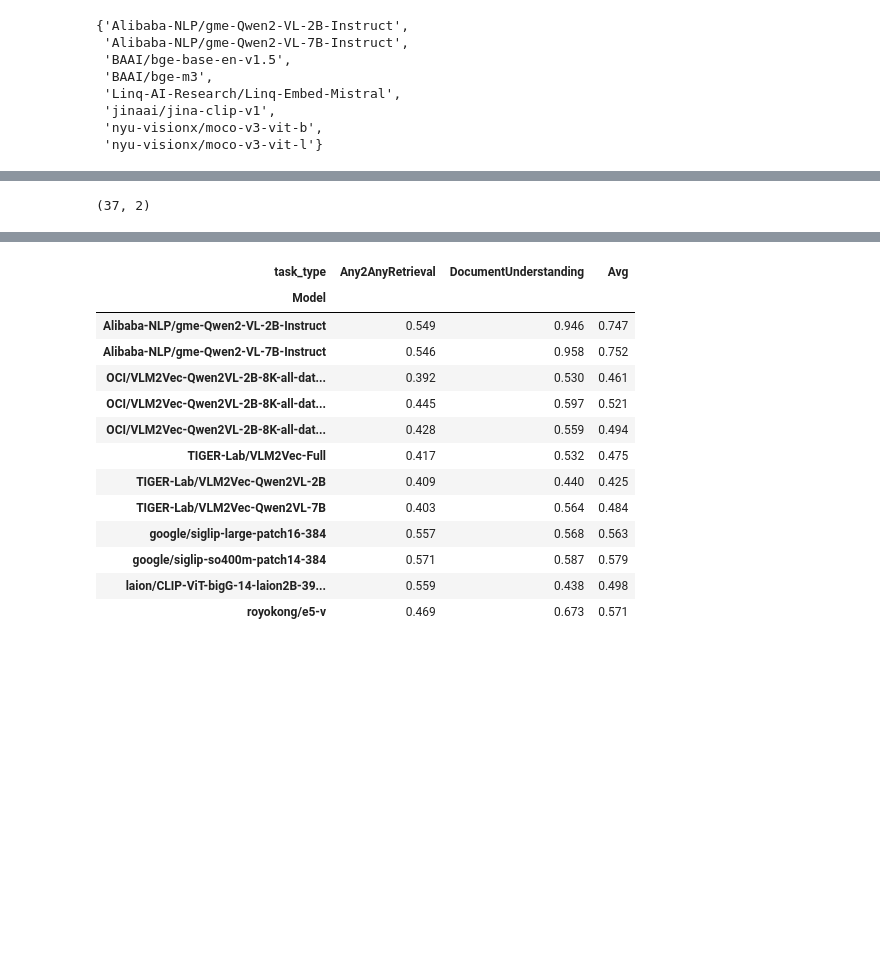
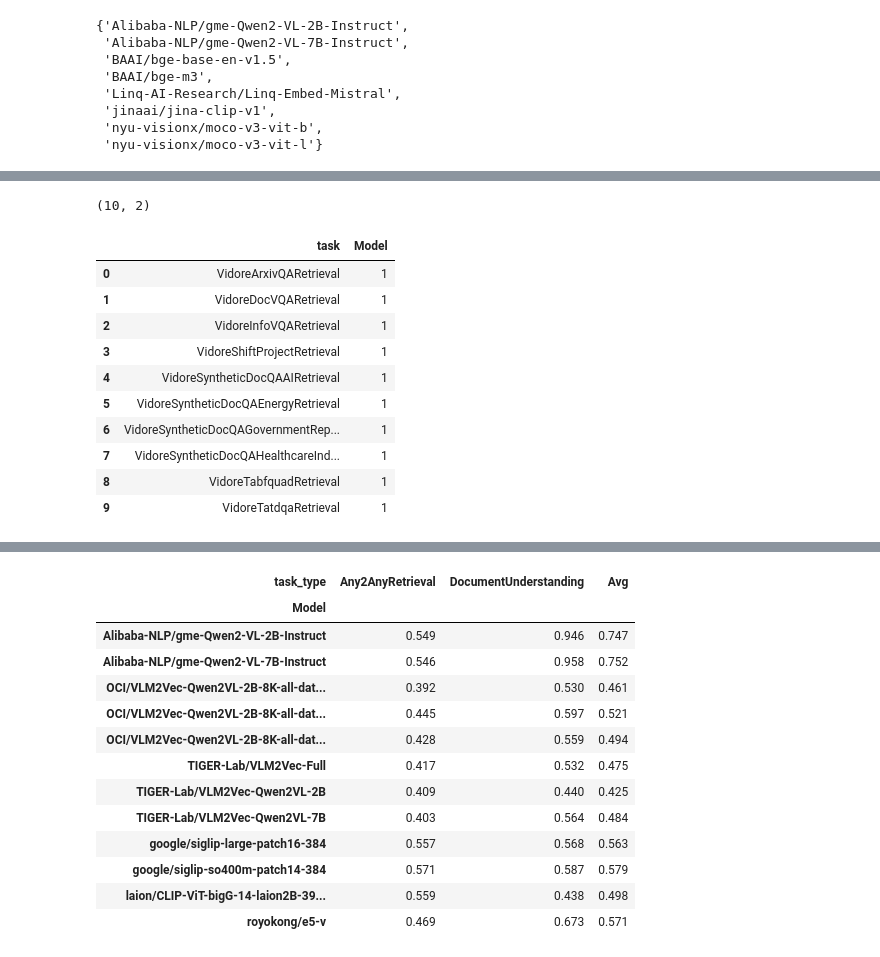
Before and after one commit to amitbcp/mteb, a Jupyter notebook: scripts/oci/notebooks/leaderboard.ipynb, the cells around one changed output, grey strips where cells are left out. Cells and saved outputs as stored; diff of their text form; code cells hidden in the pictures; blank space fills up the shorter version.

```diff
--- a/scripts/oci/notebooks/leaderboard.ipynb
+++ b/scripts/oci/notebooks/leaderboard.ipynb
@@ -433,12 +479,24 @@ num_models
 # %%
 
 # Step 2: Count how many models are present per task
 task_model_counts = bench_all.groupby('task')['Model'].nunique().reset_index()
 task_model_counts = task_model_counts[task_model_counts['Model'] == num_models]
 
-task_model_counts.shape
+print(task_model_counts.shape)
+task_model_counts
 # %% [output]
-(37, 2)
+(10, 2)
+|  | task | Model |
+| 0 | VidoreArxivQARetrieval | 1 |
+| 1 | VidoreDocVQARetrieval | 1 |
+| 2 | VidoreInfoVQARetrieval | 1 |
+| 3 | VidoreShiftProjectRetrieval | 1 |
+| 4 | VidoreSyntheticDocQAAIRetrieval | 1 |
+| 5 | VidoreSyntheticDocQAEnergyRetrieval | 1 |
+| 6 | VidoreSyntheticDocQAGovernmentRep... | 1 |
+| 7 | VidoreSyntheticDocQAHealthcareInd... | 1 |
+| 8 | VidoreTabfquadRetrieval | 1 |
+| 9 | VidoreTatdqaRetrieval | 1 |
 # %%
 # Step 3: Filter bench_all to keep only those tasks
 filtered_df = bench_all[bench_all['task'].isin(task_model_counts['task'])]
```
Also changed, not shown: parts of 10 cells of this notebook, 14 other files.
